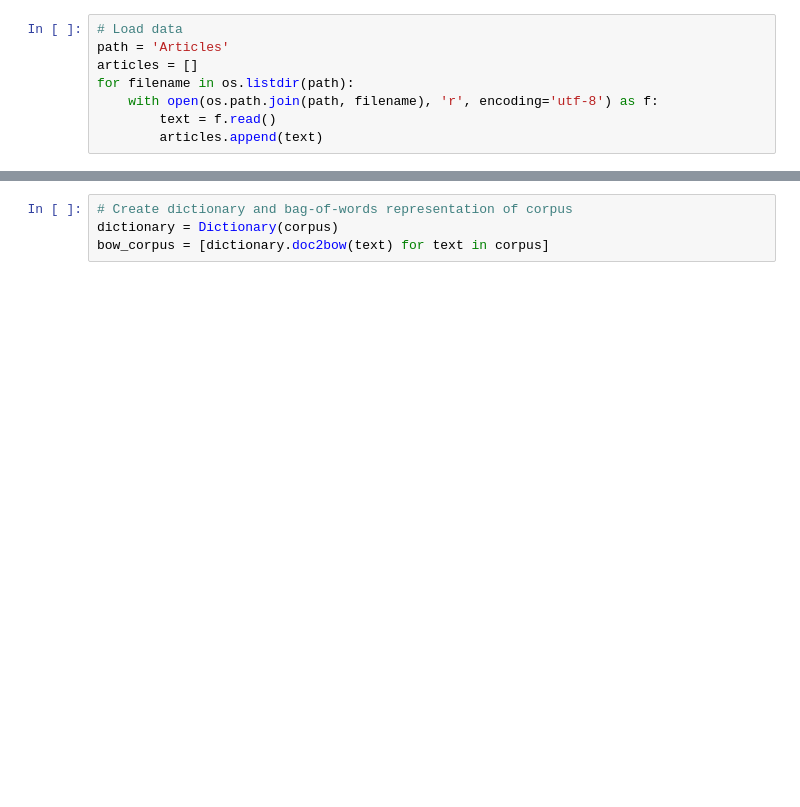
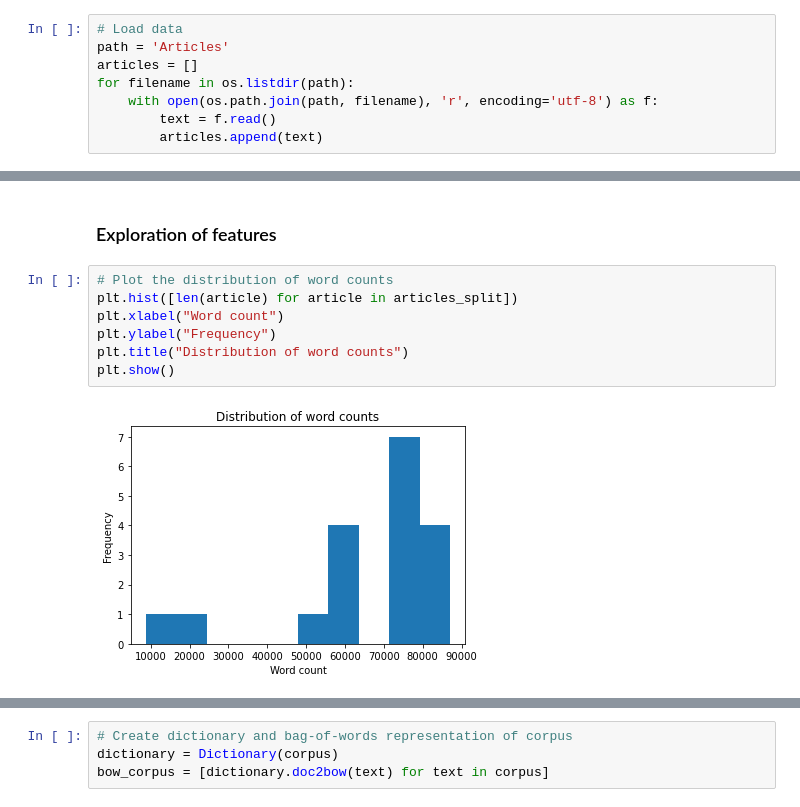
Before and after one commit to CIS-6397-Textmining-Spring-2023/miniproject3-miniproject3_group-9, a Jupyter notebook: miniproject3-miniproject3_group-9.ipynb, the cells around one changed output, grey strips where cells are left out. Saved outputs shown, nothing was run; the diff lists cells and outputs as text; blank space fills up the shorter version.

```diff
--- a/miniproject3-miniproject3_group-9.ipynb
+++ b/miniproject3-miniproject3_group-9.ipynb
@@ -45,0 +119,11 @@ corpus = [preprocess(article) for article in articles]
+# %% [markdown]
+### Exploration of features
+# %%
+# Plot the distribution of word counts
+plt.hist([len(article) for article in articles_split])
+plt.xlabel("Word count")
+plt.ylabel("Frequency")
+plt.title("Distribution of word counts")
+plt.show()
+# %% [output]
+[figure, added]
```
Also changed, not shown: parts of 31 cells of this notebook, 8 other files.
